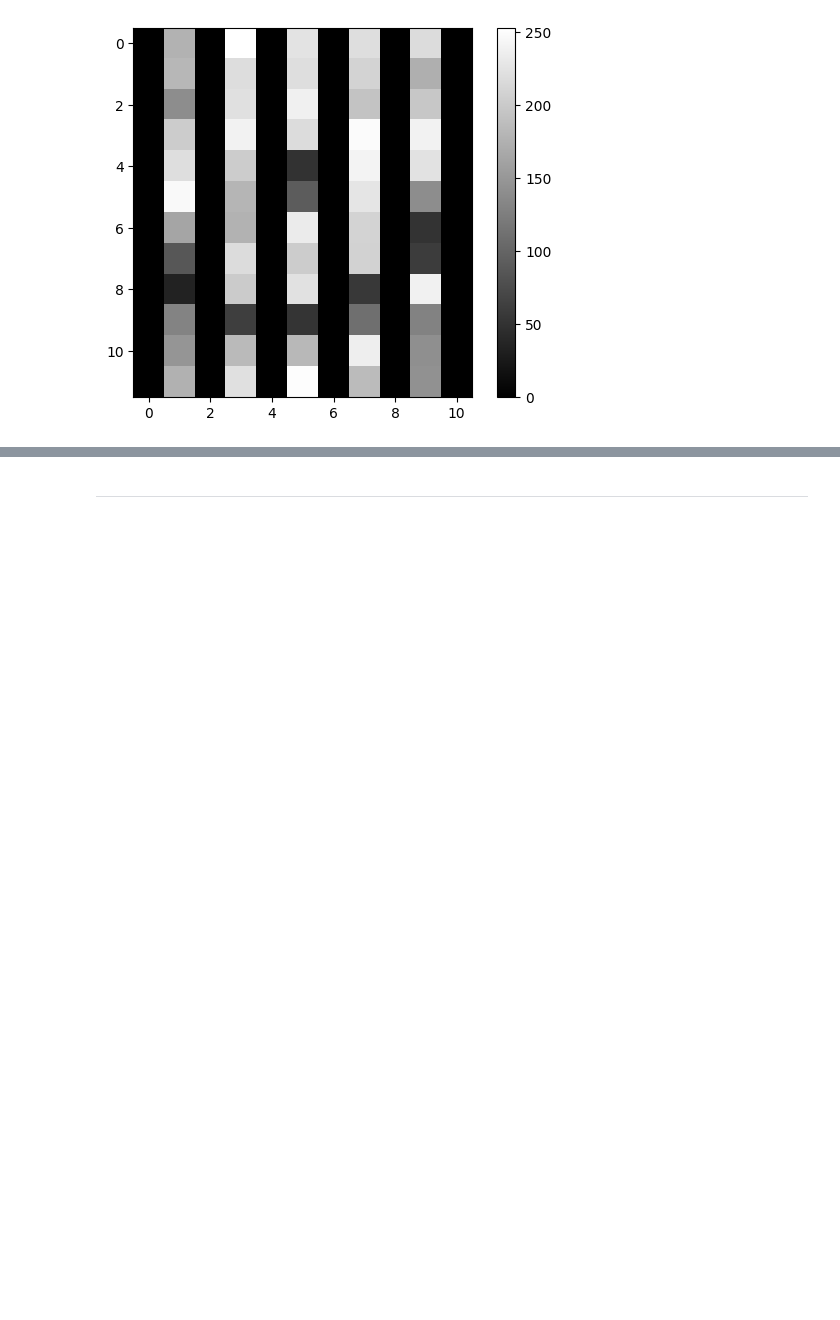
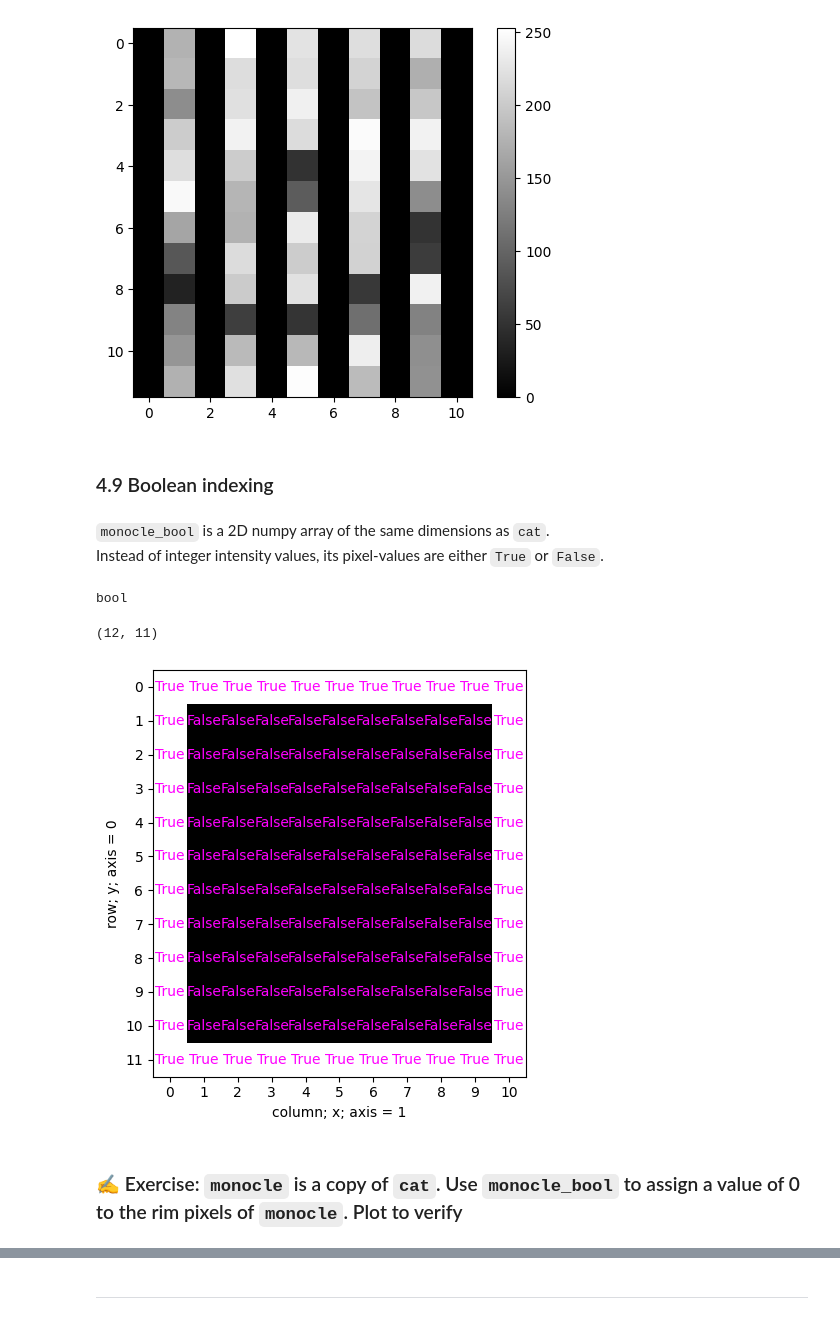
Before and after one commit to tlambert03/bobiac, a Jupyter notebook: content/04_digital_images_intro/python_for_bioimage_analysis.ipynb, the cells around one changed output, grey strips where cells are left out. Saved outputs shown, nothing was run; the diff lists cells and outputs as text; code cells hidden in the pictures; blank space fills up the shorter version.

````diff
--- a/content/04_digital_images_intro/python_for_bioimage_analysis.ipynb
+++ b/content/04_digital_images_intro/python_for_bioimage_analysis.ipynb
@@ -533,3 +508,25 @@ v_tabby[:, ::2] = 0
 simpleplot(v_tabby)
 # %% [output]
 [figure]
+# %% [markdown]
+### 4.9 Boolean indexing
+# %%
+monocle_bool = np.array(cat, dtype=bool)
+monocle_bool[0, :] = False
+monocle_bool[-1, :] = False
+monocle_bool[:, 0] = False
+monocle_bool[:, -1] = False
+monocle_bool = ~monocle_bool
+# %% [markdown]
+```monocle_bool``` is a 2D numpy array of the same dimensions as ```cat```.
+Instead of integer intensity values, its pixel-values are either ```True``` or ```False```.
+# %%
+print(monocle_bool.dtype)
+print(monocle_bool.shape)
+valueplot(monocle_bool)
+# %% [output]
+bool
+(12, 11)
+[figure, added]
+# %% [markdown]
+### ✍️ Exercise: ```monocle``` is a copy of ```cat```. Use ```monocle_bool``` to assign a value of 0 to the rim pixels of ```monocle```. Plot to verify
````
Also changed, not shown: parts of 45 cells of this notebook.
